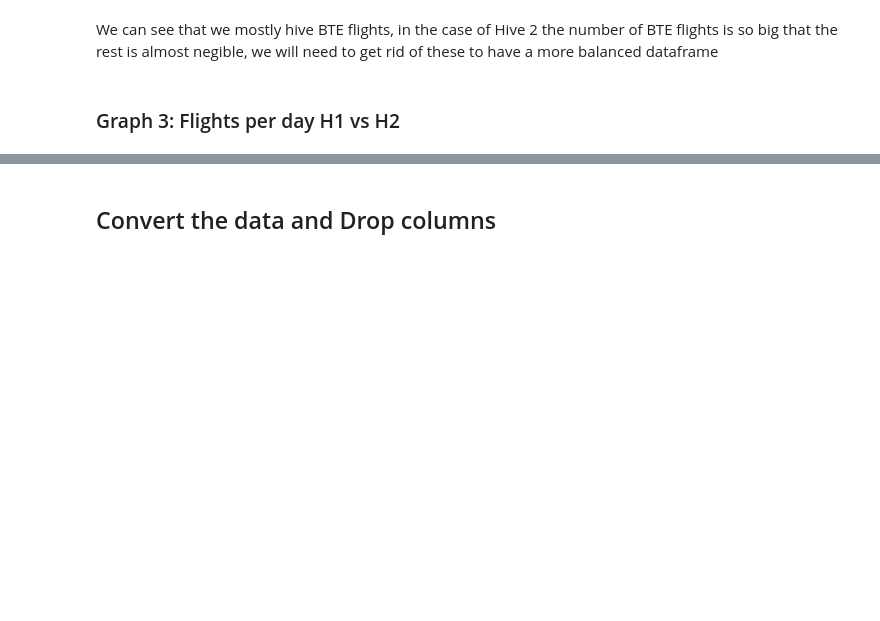
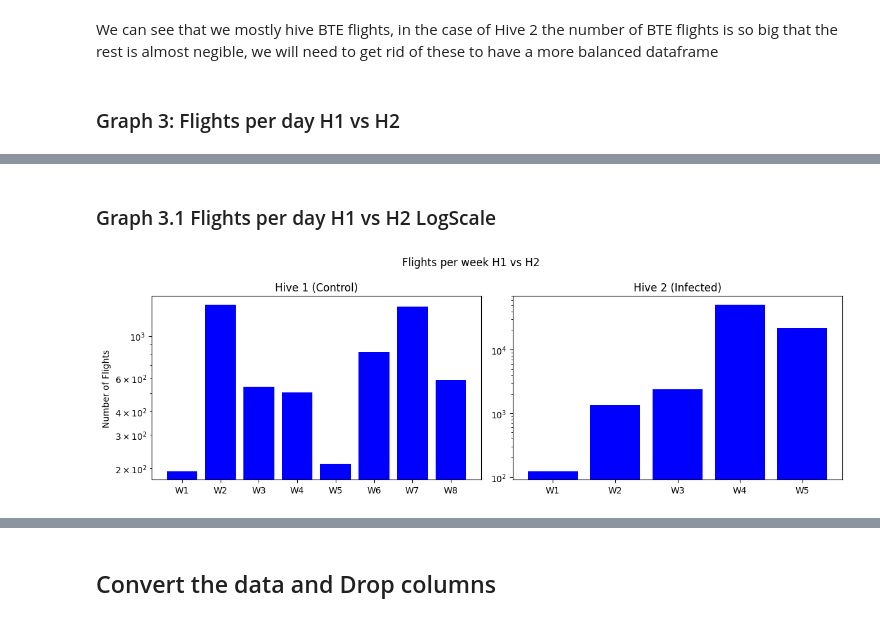
Before and after one commit to rulo09/Bee-Smart, a Jupyter notebook: BeeSmart.ipynb, the cells around one changed output, grey strips where cells are left out. Cells and saved outputs as stored; diff of their text form; code cells hidden in the pictures; blank space fills up the shorter version.

```diff
--- a/BeeSmart.ipynb
+++ b/BeeSmart.ipynb
@@ -197,0 +286,31 @@ Since you are comparing a **Control (H1)** vs. an **Infected (H2)** hive, you mi
+# %% [markdown]
+### Graph 3.1 Flights per day H1 vs H2 LogScale
+# %%
+# We group by week
+h1_counts = df[df['Hive'] == 'H1']['Week'].value_counts().sort_index()
+h2_counts = df[df['Hive'] == 'H2']['Week'].value_counts().sort_index()
+
+
+fig, axes = plt.subplots(nrows=1, ncols=2, figsize=(12,4))
+# Hive 1
+axes[0].bar(x=h1_counts.index, height=h1_counts.values, color='blue') # Filtering by Hive
+axes[0].set_title('Hive 1 (Control)')
+axes[0].set_ylabel('Number of Flights')
+
+# Hive 2
+axes[1].bar(x=h2_counts.index, height=h2_counts.values, color='blue')
+
+axes[1].set_title('Hive 2 (Infected)')
+
+# THE LOG SCALE
+axes[0].set_yscale('log')
+axes[1].set_yscale('log')
+
+fig.suptitle('Flights per week H1 vs H2 ')
+
+# Display the plot
+
+plt.tight_layout()
+plt.show()
+# %% [output]
+[figure, added]
```
Also changed, not shown: parts of 30 cells of this notebook.
